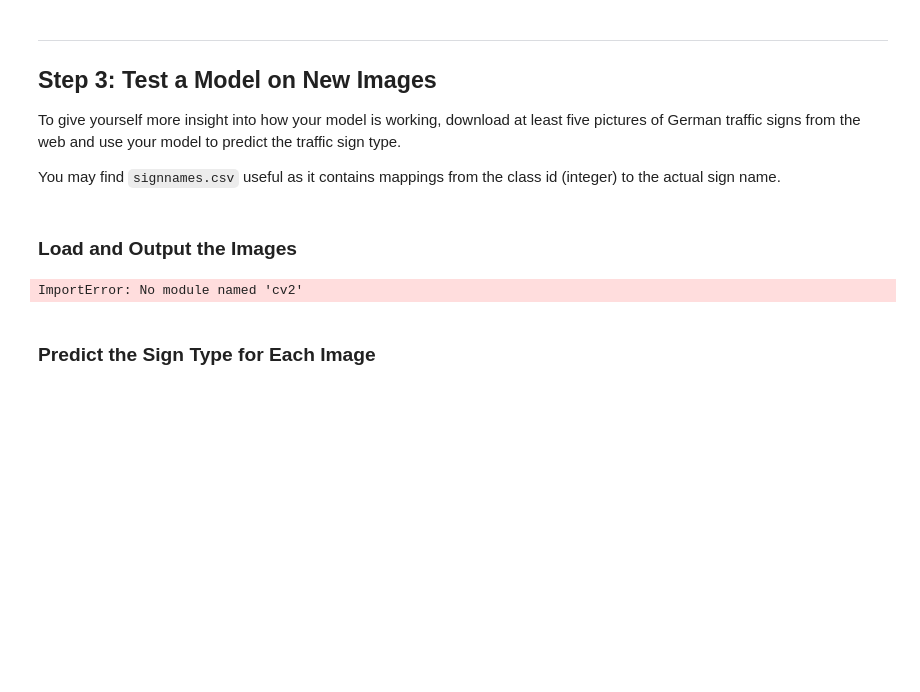
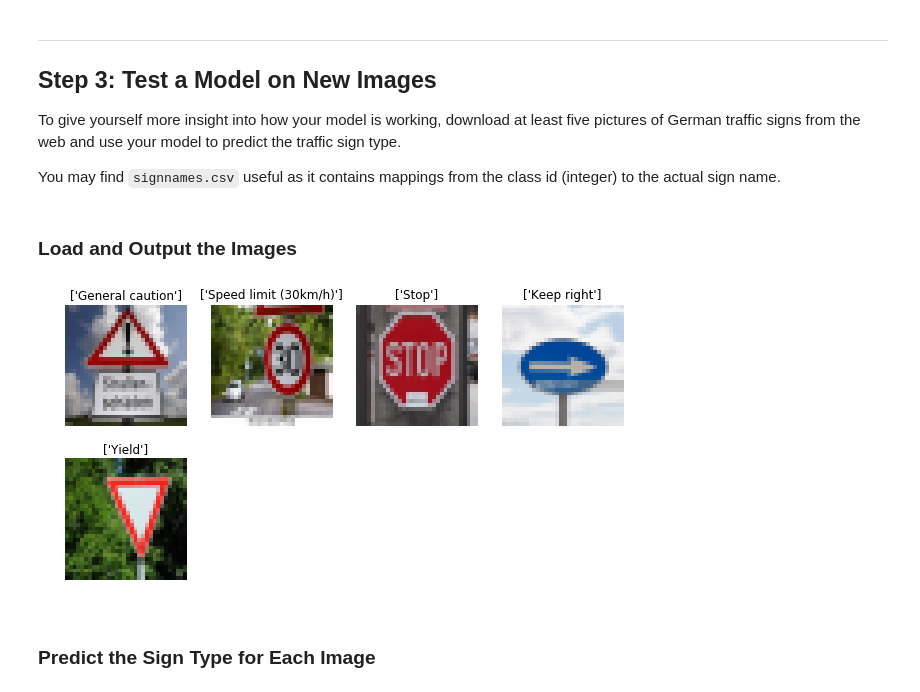
Before and after one commit to usryokousha/Traffic_Classifier_Project, a Jupyter notebook: Traffic_Sign_Classifier_Final.ipynb, the cells around one changed output. Cells and saved outputs as stored; diff of their text form; code cells hidden in the pictures; blank space fills up the shorter version.

```diff
--- a/Traffic_Sign_Classifier_Final.ipynb
+++ b/Traffic_Sign_Classifier_Final.ipynb
@@ -711,36 +711,44 @@ import cv2
 import matplotlib.pyplot as plt
 import numpy as np
 from os import listdir
 from os.path import isfile, join
 img_dir = 'web-signs/'
 filenames = [file for file in listdir(img_dir) if isfile(join(img_dir,file)) ]
 
 #color = np.empty([len(filenames),32,32,3])
 color = []
 gray = []
 for i, filename in zip(range(len(filenames)),filenames):
     image = cv2.imread(img_dir + filename)
     b,g,r = cv2.split(image)
     rgb = cv2.merge([r,g,b])
     rgb_gray = cv2.cvtColor(rgb, cv2.COLOR_RGB2GRAY)
     color.append(cv2.resize(rgb,(32,32), interpolation=cv2.INTER_AREA))
 web_X = np.array(color)
 
 # Add in labels for pictures based on csv file
-web_y = np.array([18, 1, 13, 38, 14])
+web_y = np.array([18, 1, 14, 38, 13])
 web_labels = ["18", "1", "13", "38", "14"]
+
+with open('signnames.csv',newline='') as csvfile:
+    lines = csv.reader(csvfile,delimiter=',')
+    labels = []
+    for row in lines:
+        labels.append([row[1]])
+    labels = labels[1:]
+
 
 web_X_g = cvtColorArray(web_X).reshape([-1,32,32,1]) / 127.5 - 1
 
 plt.figure(figsize=(10, 8))
 for i in range(5):
     plt.subplot(3, 4, i+1)
     plt.imshow(web_X[i])
-    plt.title(web_labels[i])
+    plt.title(labels[web_y[i]])
     plt.axis('off')
 plt.show()
 # %% [output]
-ImportError: No module named 'cv2'
+[figure, added]
 # %% [markdown]
 ### Predict the Sign Type for Each Image
 # %%
```
Also changed, not shown: parts of 4 cells of this notebook, 1 other file.
